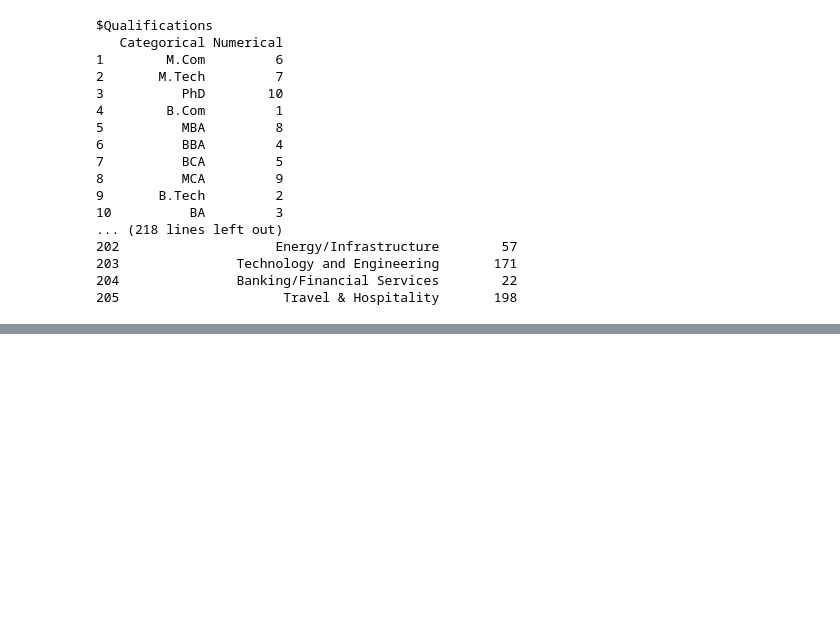
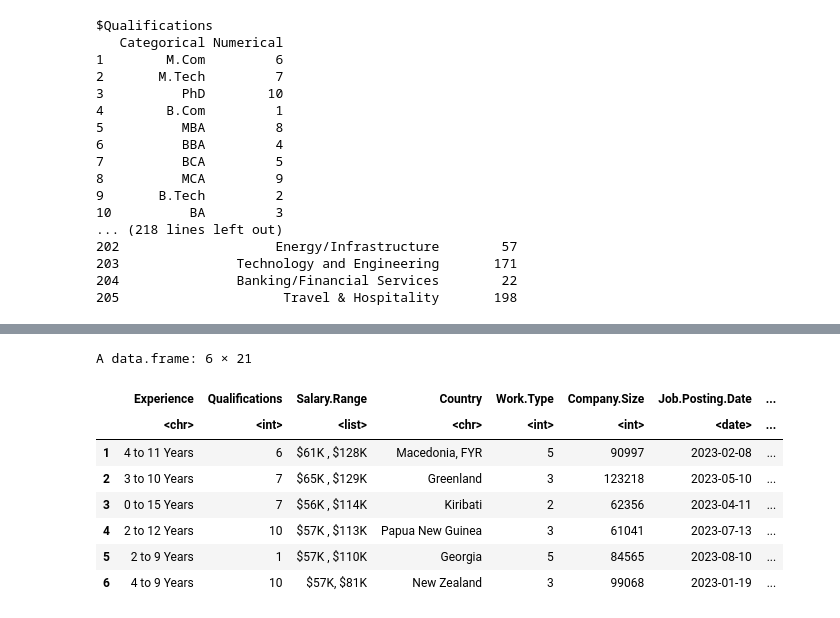
Before and after one commit to ngyh6726/MH3511_R_Project, a Jupyter notebook: Data_Preprocessing.ipynb, the cells around one changed output, grey strips where cells are left out. Drawn from its saved outputs; the diff is of its cells as text; code cells hidden in the pictures; blank space fills up the shorter version.

Commit message:
extract month from date column

```diff
--- a/Data_Preprocessing.ipynb
+++ b/Data_Preprocessing.ipynb
@@ -295,0 +319,18 @@ head(df_new, 10)
+# %%
+# Convert the date column to Date format
+df_new$Job.Posting.Date <- as.Date(df_new$Job.Posting.Date)
+
+# Extract the month from the date column
+df_new$Job.Posting.Month <- month(df_new$Job.Posting.Date)
+# %%
+head(df_new)
+# %% [output]
+A data.frame: 6 × 21
+|  | Experience | Qualifications | Salary.Range | Country | Work.Type | Company.Size | Job.Posting.Date | ... |
+|  | <chr> | <int> | <list> | <chr> | <int> | <int> | <date> | ... |
+| 1 | 4 to 11 Years | 6 | $61K , $128K | Macedonia, FYR | 5 | 90997 | 2023-02-08 | ... |
+| 2 | 3 to 10 Years | 7 | $65K , $129K | Greenland | 3 | 123218 | 2023-05-10 | ... |
+| 3 | 0 to 15 Years | 7 | $56K , $114K | Kiribati | 2 | 62356 | 2023-04-11 | ... |
+| 4 | 2 to 12 Years | 10 | $57K , $113K | Papua New Guinea | 3 | 61041 | 2023-07-13 | ... |
+| 5 | 2 to 9 Years | 1 | $57K , $110K | Georgia | 5 | 84565 | 2023-08-10 | ... |
+| 6 | 4 to 9 Years | 10 | $57K, $81K | New Zealand | 3 | 99068 | 2023-01-19 | ... |
```
Also changed, not shown: parts of 3 cells of this notebook.
